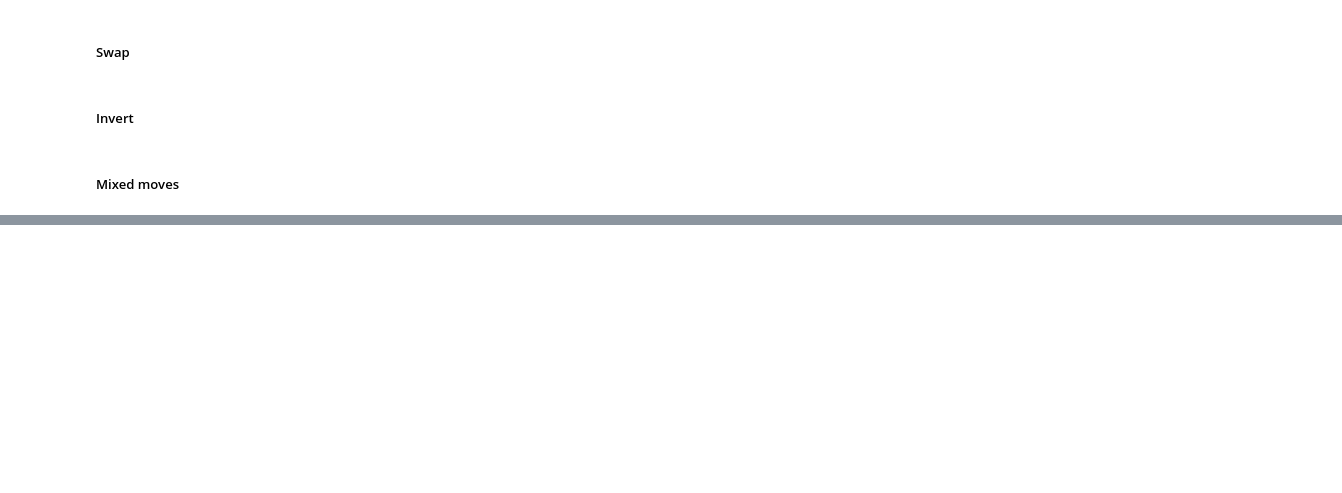
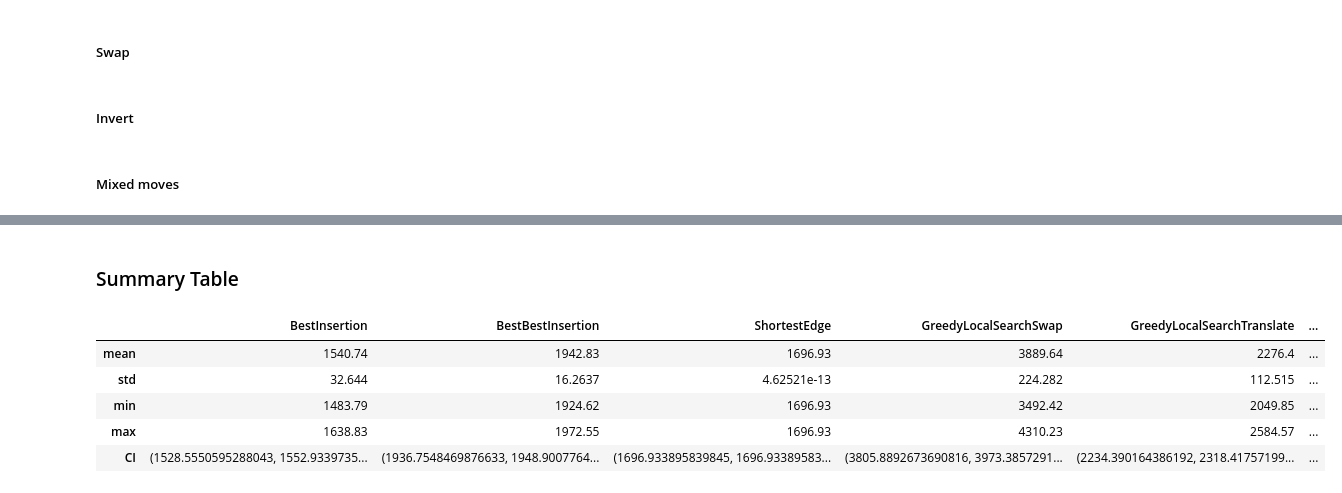
Before and after one commit to datarian/TravelingSalesmanProblem, a Jupyter notebook: Probabilistic Algorithms Project.ipynb, the cells around one changed output, grey strips where cells are left out. Drawn from its saved outputs; the diff is of its cells as text; code cells hidden in the pictures; blank space fills up the shorter version.

```diff
--- a/Probabilistic Algorithms Project.ipynb
+++ b/Probabilistic Algorithms Project.ipynb
@@ -303,0 +331,20 @@ build_plot(sa)
+# %% [markdown]
+### Summary Table
+# %%
+stats = losses_pd.describe().drop(['count','25%','50%','75%'])
+# %%
+def calc_ci(x, conf_int=0.95):
+    return st.t.interval(0.95, len(x)-1, loc=np.mean(x), scale=st.sem(x))
+# %%
+ci = pd.DataFrame(losses_pd.apply(calc_ci),columns=["CI"]).T
+# %%
+stats = pd.concat([stats,ci])
+# %%
+stats
+# %% [output]
+|  | BestInsertion | BestBestInsertion | ShortestEdge | GreedyLocalSearchSwap | GreedyLocalSearchTranslate | ... |
+| mean | 1540.74 | 1942.83 | 1696.93 | 3889.64 | 2276.4 | ... |
+| std | 32.644 | 16.2637 | 4.62521e-13 | 224.282 | 112.515 | ... |
+| min | 1483.79 | 1924.62 | 1696.93 | 3492.42 | 2049.85 | ... |
+| max | 1638.83 | 1972.55 | 1696.93 | 4310.23 | 2584.57 | ... |
+| CI | (1528.5550595288043, 1552.9339735... | (1936.7548469876633, 1948.9007764... | (1696.933895839845, 1696.93389583... | (3805.8892673690816, 3973.3857291... | (2234.390164386192, 2318.41757199... | ... |
```
Also changed, not shown: parts of 57 cells of this notebook, 1 other file.
